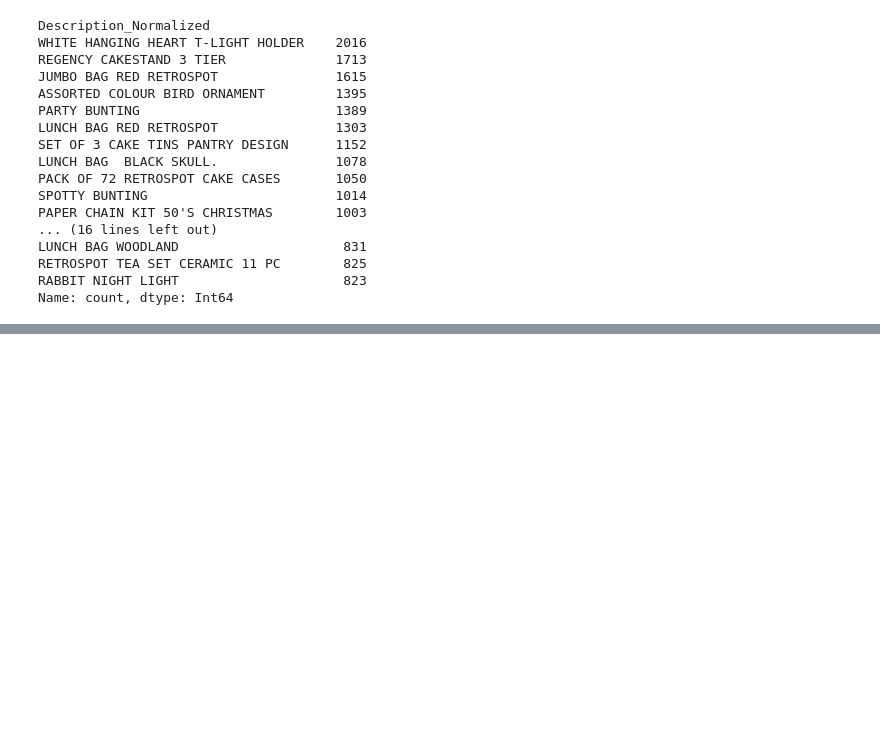
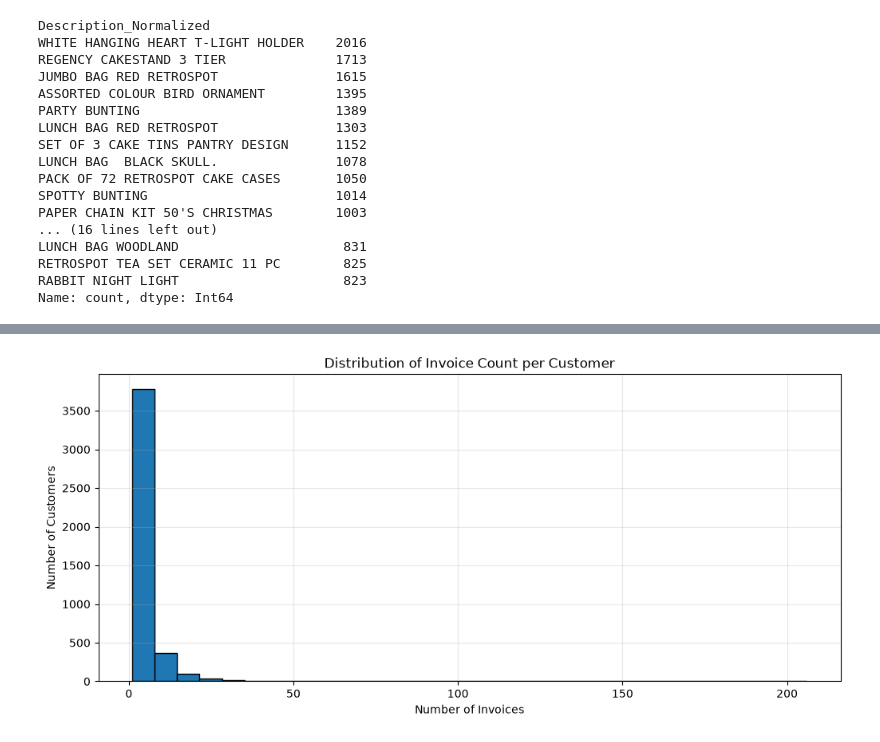
Before and after one commit to YaldaAhmadian/Online-Shop, a Jupyter notebook: 002.DataPrepration/DataPrepration.ipynb, the cells around one changed output, grey strips where cells are left out. Saved outputs shown, nothing was run; the diff lists cells and outputs as text; code cells hidden in the pictures; blank space fills up the shorter version.

```diff
--- a/002.DataPrepration/DataPrepration.ipynb
+++ b/002.DataPrepration/DataPrepration.ipynb
@@ -2270,0 +2314,7 @@ Name: count, dtype: Int64
+# %%
+customer_invoice_count = (
+    valid_purchase.groupby("CustomerID")["InvoiceNo"]
+    .nunique()
+)
+
+print(customer_invoice_count.describe())
@@ -2270,0 +2357,19 @@ Name: count, dtype: Int64
+# %%
+import matplotlib.pyplot as plt
+
+plt.figure(figsize=(12, 5))
+
+plt.hist(
+    customer_invoice_count,
+    bins=30,
+    edgecolor="black"
+)
+
+plt.title("Distribution of Invoice Count per Customer")
+plt.xlabel("Number of Invoices")
+plt.ylabel("Number of Customers")
+plt.grid(alpha=0.3)
+
+plt.show()
+# %% [output]
+[figure, added]
```
Also changed, not shown: parts of 169 cells of this notebook, 2 other files.
